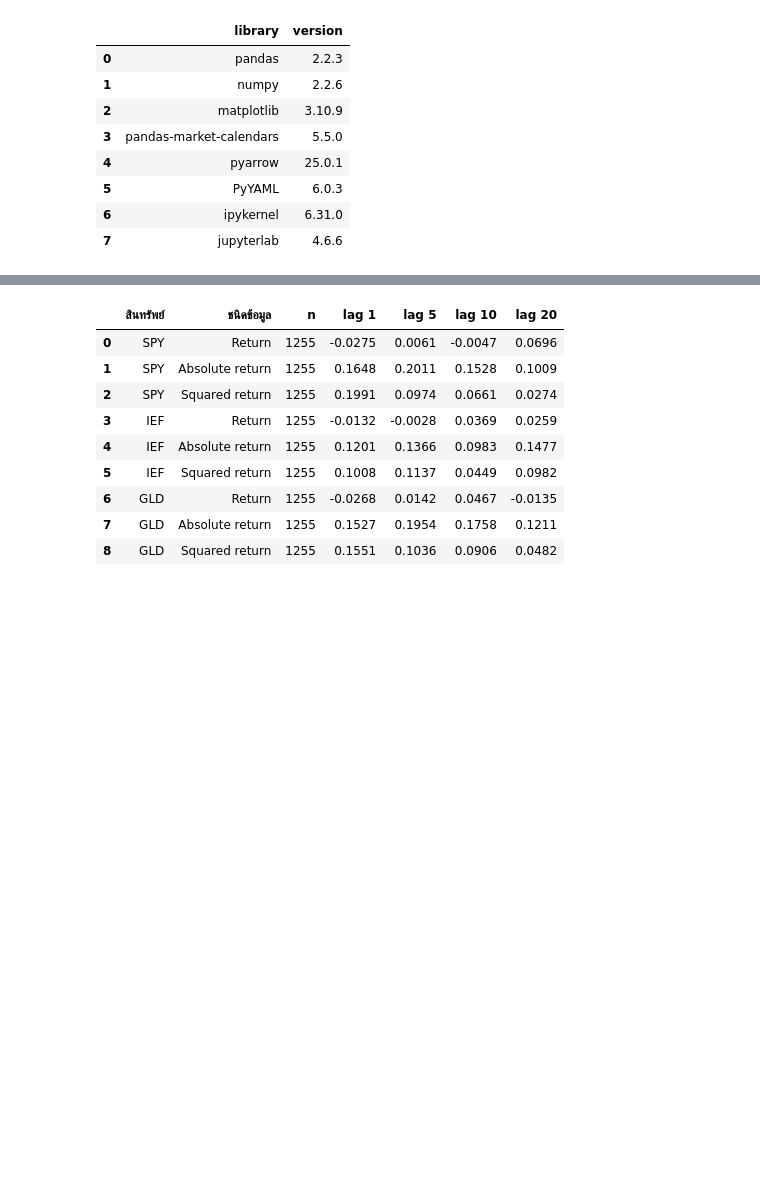
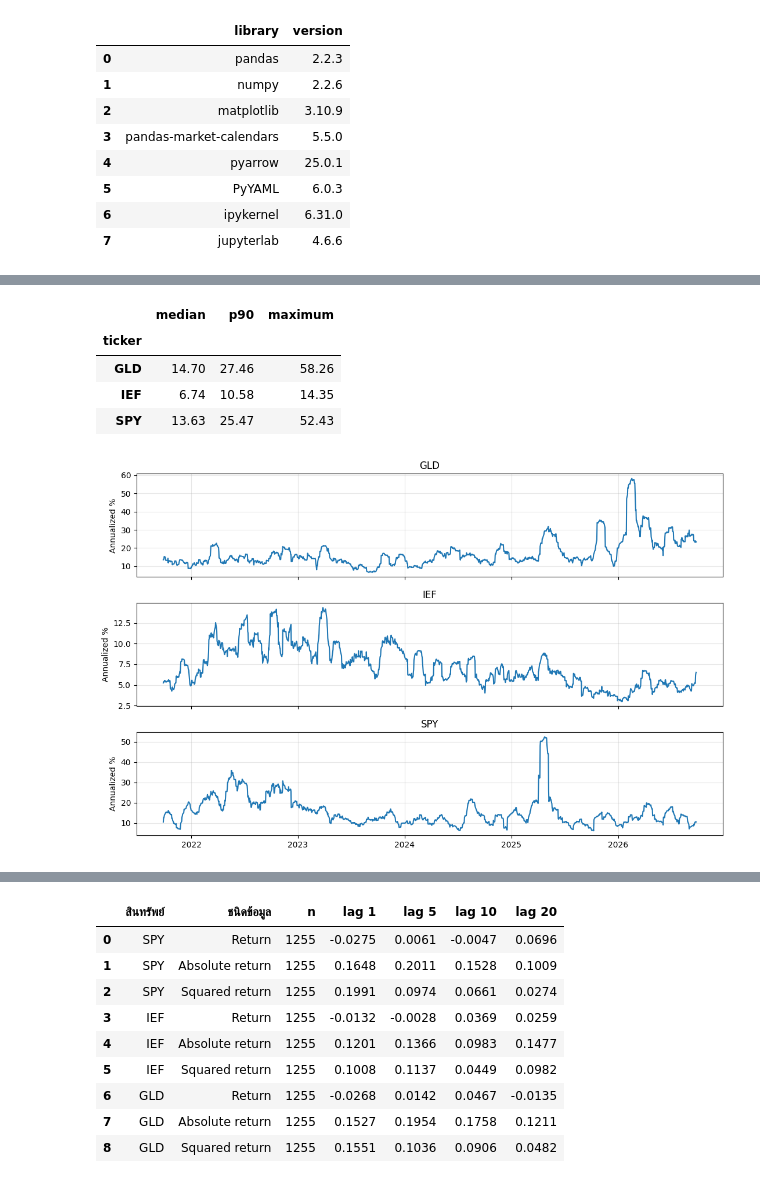
Before and after one commit to 01aptx01/datasci-and-dataen-project, a Jupyter notebook: notebooks/01_eda_market_prices.ipynb, the cells around one changed output, grey strips where cells are left out. Drawn from its saved outputs; the diff is of its cells as text; code cells hidden in the pictures; blank space fills up the shorter version.

```diff
--- a/notebooks/01_eda_market_prices.ipynb
+++ b/notebooks/01_eda_market_prices.ipynb
@@ -754,17 +52,0 @@ RV 20 วัน (% ต่อปี) ตามปีของวันสิ้
-# %%
-years = sorted(annual.year.unique())
-partial_years = set(coverage.loc[coverage.partial, 'year'])
-labels = [f'{y}*' if y in partial_years else str(y) for y in years]
-colors = {'SPY':'tab:green', 'IEF':'tab:orange', 'GLD':'tab:blue'}
-fig, axes = plt.subplots(3, 1, figsize=(10,10), sharex=True)
-for ax, ticker in zip(axes, ['SPY','IEF','GLD']):
-    series = [annual.loc[(annual.ticker == ticker) & (annual.year == y), 'log_return'].dropna()*100 for y in years]
-    bp = ax.boxplot(series, tick_labels=labels, patch_artist=True, showfliers=True, medianprops={'color': 'black', 'linewidth': 1.5})
-    for box in bp['boxes']: box.set_facecolor(colors[ticker])
-    ax.set_title(ticker); ax.set_ylabel('100 × daily log return'); ax.grid(alpha=.2)
-plt.tight_layout(); plt.show()
-fig, ax = plt.subplots(figsize=(10,4))
-for ticker in ['SPY','IEF','GLD']:
-    ax.plot(range(len(years)), annual_std[ticker], marker='o', color=colors[ticker], label=ticker)
-ax.set_xticks(range(len(years)), labels); ax.set_ylabel('Annualized sample std (%)'); ax.set_title('Within-year daily log return variability (* partial)'); ax.legend(); ax.grid(alpha=.3)
-plt.tight_layout(); plt.show()
@@ -852,0 +147,22 @@ RV20 ของวันติดกันใช้ return ร่วมกัน
+# %%
+df = add_historical_rv(df, windows=(20,))
+analysis = df.loc[~df.is_warmup_buffer].copy()
+if not np.isfinite(analysis.rv_20d.to_numpy(dtype=float)).all():
+    raise ValueError('RV20 ไม่พร้อมในช่วงศึกษา; ตรวจ notebook 00 ก่อน')
+rv_summary = analysis.groupby('ticker').rv_20d.agg(median='median', p90=lambda s: s.quantile(.9), maximum='max') * 100
+display(rv_summary.round(2))
+fig, axes = plt.subplots(3, 1, figsize=(11, 7), sharex=True)
+for ax, (ticker, group) in zip(axes, analysis.groupby('ticker')):
+    ax.plot(group.date, group.rv_20d * 100)
+    ax.set_title(ticker)
+    ax.set_ylabel('Annualized %')
+    ax.grid(alpha=.3)
+plt.tight_layout()
+plt.show()
+# %% [output]
+|  | median | p90 | maximum |
+| ticker |  |  |  |
+| GLD | 14.70 | 27.46 | 58.26 |
+| IEF | 6.74 | 10.58 | 14.35 |
+| SPY | 13.63 | 25.47 | 52.43 |
+[figure, added]
```
Also changed, not shown: parts of 68 cells of this notebook, 2 other files.
